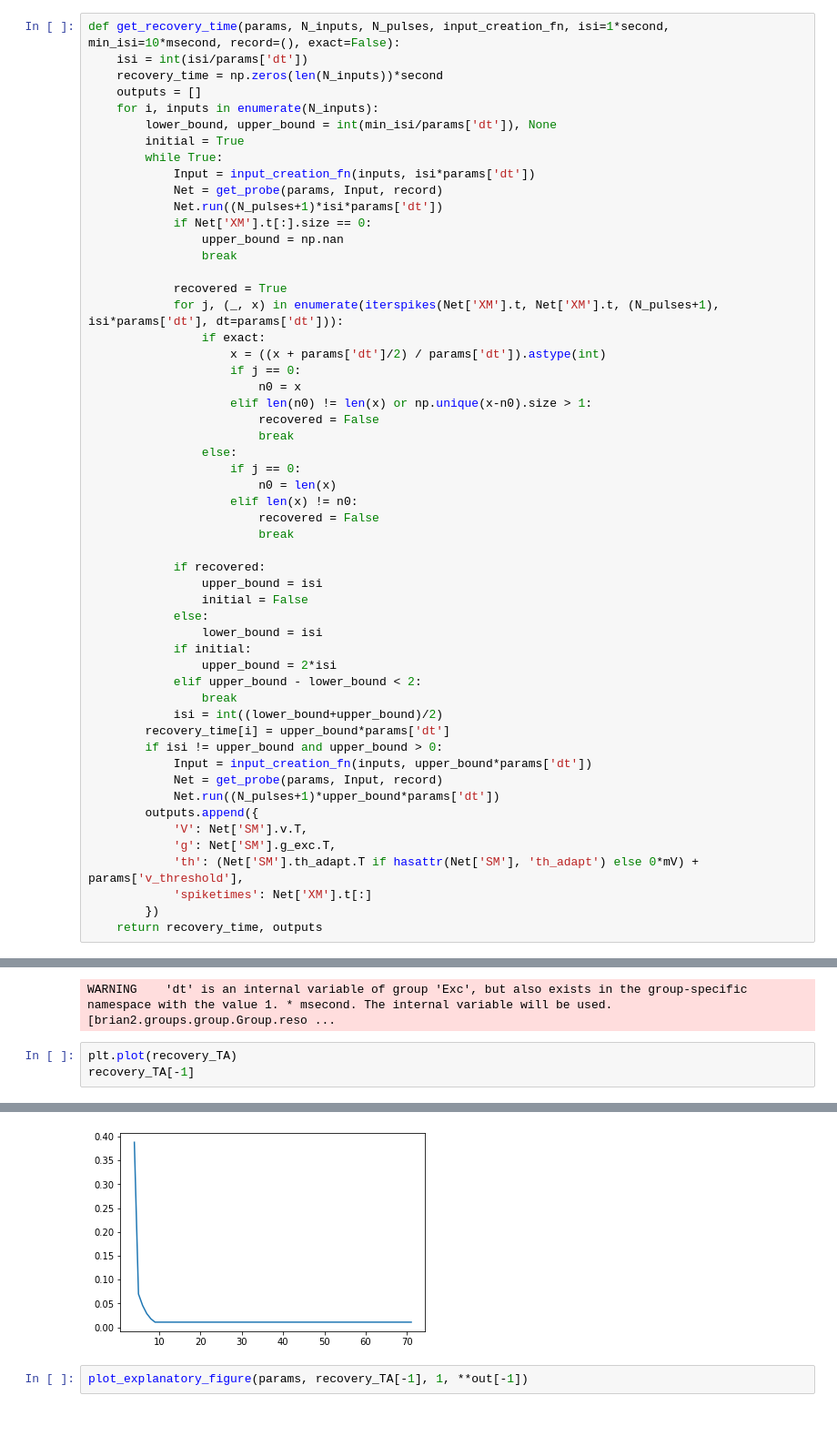
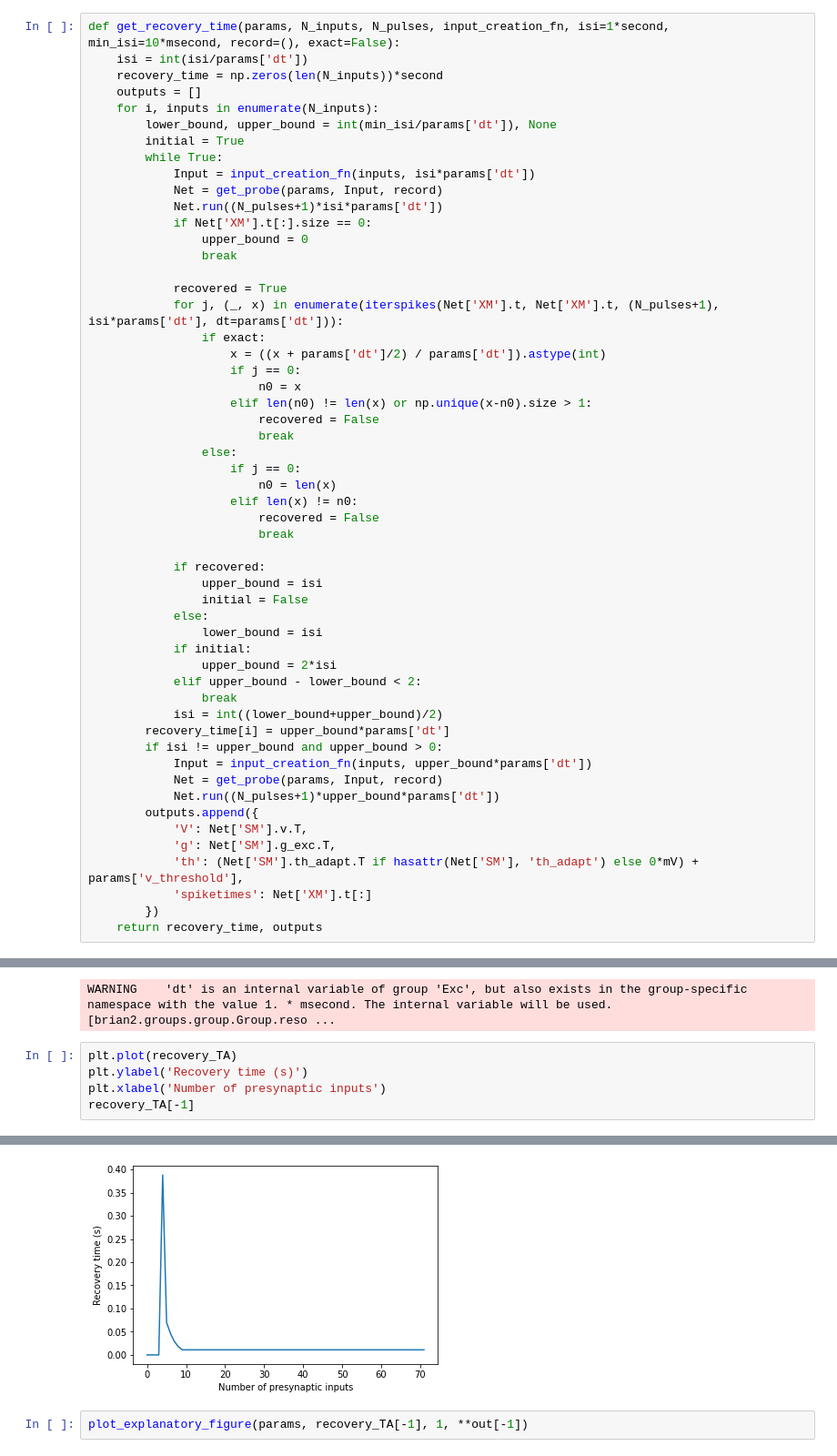
Before and after one commit to kernfel/plasticity-synergy-deviance-detection-history, a Jupyter notebook: memory duration.ipynb, the cells around one changed output, grey strips where cells are left out. Shown at 91% size. Saved outputs shown, nothing was run; the diff lists cells and outputs as text; blank space fills up the shorter version.

```diff
--- a/memory duration.ipynb
+++ b/memory duration.ipynb
@@ -66,7 +70,7 @@ def get_recovery_time(params, N_inputs, N_pulses, input_creation_fn, isi=1*secon
             Net = get_probe(params, Input, record)
             Net.run((N_pulses+1)*isi*params['dt'])
             if Net['XM'].t[:].size == 0:
-                upper_bound = np.nan
+                upper_bound = 0
                 break
 
             recovered = True
@@ -144,10 +150,12 @@ recovery_TA, out = get_recovery_time(
 WARNING    'dt' is an internal variable of group 'Exc', but also exists in the group-specific namespace with the value 1. * msecond. The internal variable will be used. [brian2.groups.group.Group.reso ...
 # %%
 plt.plot(recovery_TA)
+plt.ylabel('Recovery time (s)')
+plt.xlabel('Number of presynaptic inputs')
 recovery_TA[-1]
 # %% [output]
 $11.0\,\mathrm{m}\mathrm{s}$
-[figure, old version]
+[figure, new version]
 # %%
 plot_explanatory_figure(params, recovery_TA[-1], 1, **out[-1])
 # %% [output]
```
Also changed, not shown: parts of 37 cells of this notebook.
